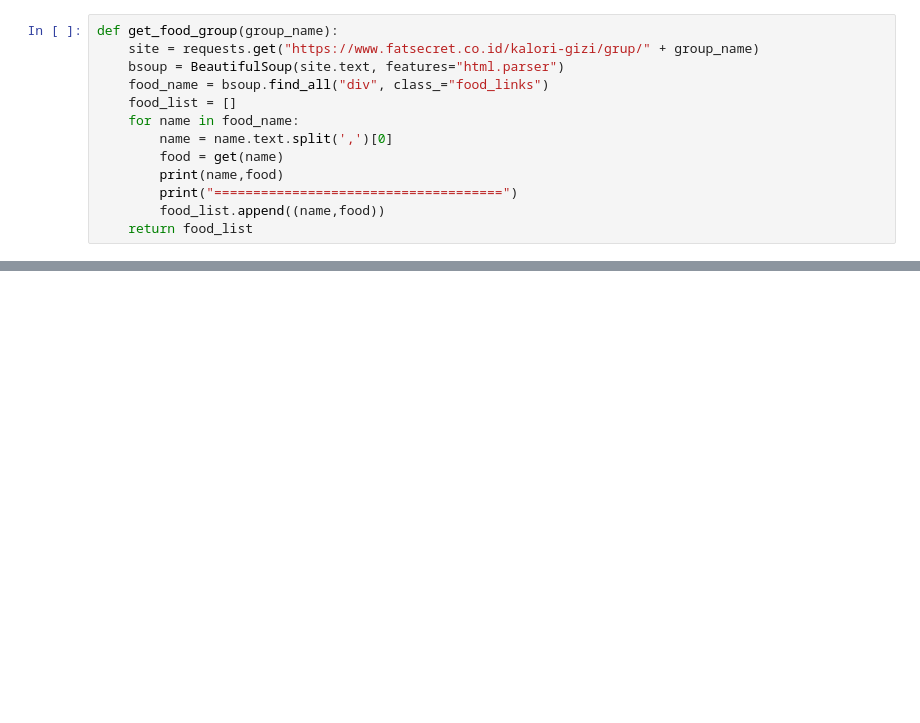
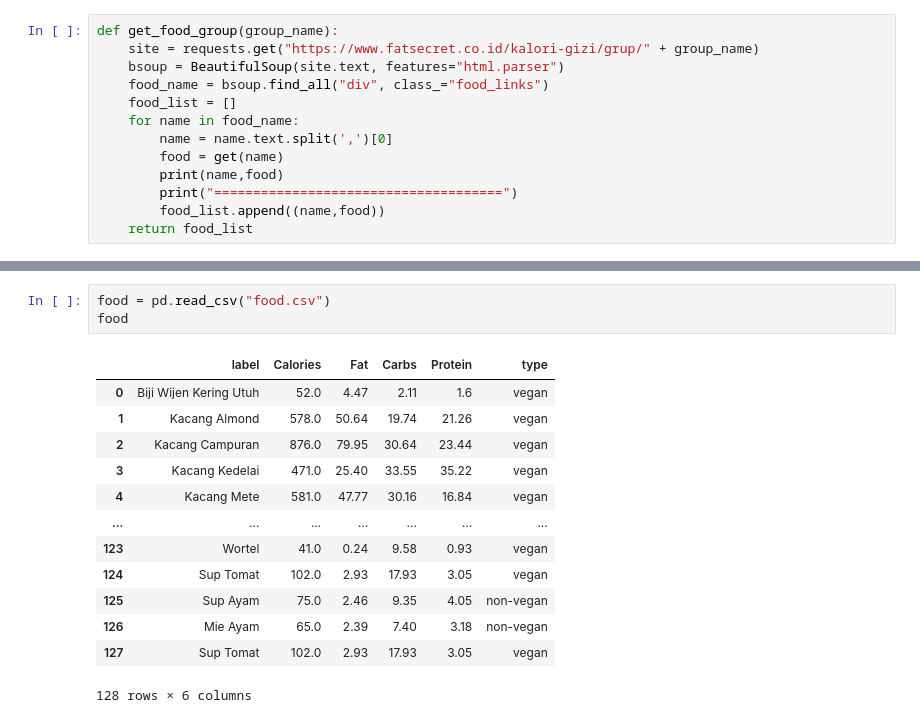
Before and after one commit to FitNest-AI/Machine-Learning, a Jupyter notebook: Model/Tracker/data_scrap.ipynb, the cells around one changed output, grey strips where cells are left out. Drawn from its saved outputs; the diff is of its cells as text; blank space fills up the shorter version.

Commit message:
Added food scraper

```diff
--- a/Model/Tracker/data_scrap.ipynb
+++ b/Model/Tracker/data_scrap.ipynb
@@ -67,0 +97,17 @@ print(food_data)
+# %%
+food = pd.read_csv("food.csv")
+food
+# %% [output]
+|  | label | Calories | Fat | Carbs | Protein | type |
+| 0 | Biji Wijen Kering Utuh | 52.0 | 4.47 | 2.11 | 1.6 | vegan |
+| 1 | Kacang Almond | 578.0 | 50.64 | 19.74 | 21.26 | vegan |
+| 2 | Kacang Campuran | 876.0 | 79.95 | 30.64 | 23.44 | vegan |
+| 3 | Kacang Kedelai | 471.0 | 25.40 | 33.55 | 35.22 | vegan |
+| 4 | Kacang Mete | 581.0 | 47.77 | 30.16 | 16.84 | vegan |
+| ... | ... | ... | ... | ... | ... | ... |
+| 123 | Wortel | 41.0 | 0.24 | 9.58 | 0.93 | vegan |
+| 124 | Sup Tomat | 102.0 | 2.93 | 17.93 | 3.05 | vegan |
+| 125 | Sup Ayam | 75.0 | 2.46 | 9.35 | 4.05 | non-vegan |
+| 126 | Mie Ayam | 65.0 | 2.39 | 7.40 | 3.18 | non-vegan |
+| 127 | Sup Tomat | 102.0 | 2.93 | 17.93 | 3.05 | vegan |
+128 rows × 6 columns
```
Also changed, not shown: parts of 3 cells of this notebook, 3 other files.
